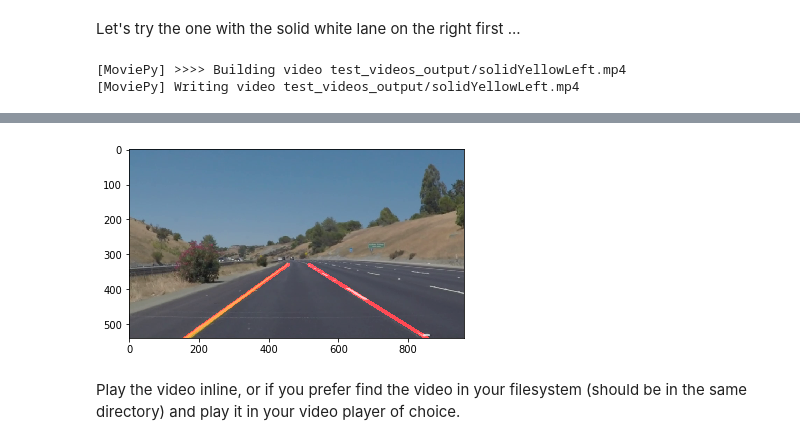
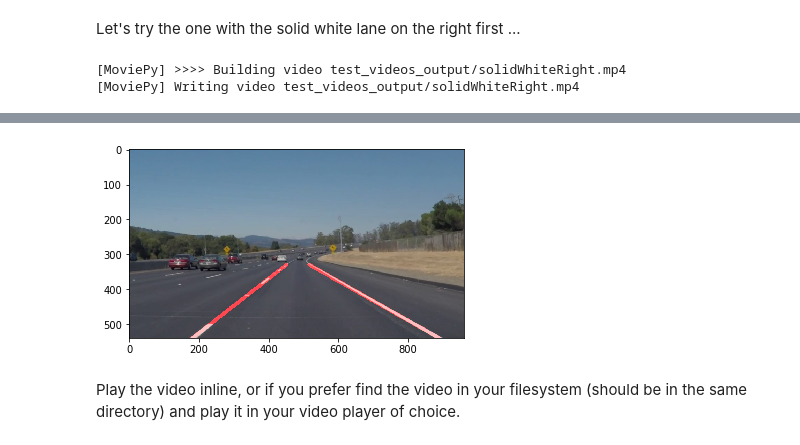
Before and after one commit to pankaj02/CarND-LaneLines-P1, a Jupyter notebook: P1.ipynb, the cells around one changed output, grey strips where cells are left out. Cells and saved outputs as stored; diff of their text form; code cells hidden in the pictures.

```diff
--- a/P1.ipynb
+++ b/P1.ipynb
@@ -49,10 +49,3 @@ import cv2
 %matplotlib inline
 # %% [markdown]
 ## Read in an Image
-# %%
-#reading in an image
-image = mpimg.imread('test_images/solidYellowCurve.jpg')
-
-#printing out some stats and plotting
-print('This image is:', type(image), 'with dimensions:', image.shape)
-plt.imshow(image)  # if you wanted to show a single color channel image called 'gray', for example, call as plt.imshow(gray, cmap='gray')
@@ -145,11 +144,12 @@ def draw_lines(img, lines, color=[255, 0, 0], thickness=10):
     right_slope = []
     left_coordinates = []
     right_coordinates = []
-    threshold = 0.35
+    min_threshold = 0.36 # 20 degree
+    max_threshold = 1.73 # 60 degree
     for line in lines:
         for x1,y1,x2,y2 in line:
             slope = (y2-y1)/(x2-x1)
-            if abs(slope) > threshold:
+            if (abs(slope) > min_threshold and abs(slope) < max_threshold):
                 #print ('slope {}, x1 {}, y1 {}, x2 {}, y2 {}'.format(slope,x1,y1,x2,y2))
                 if(slope > 0):
                     right_slope.append(slope)
@@ -157,7 +157,7 @@ def draw_lines(img, lines, color=[255, 0, 0], thickness=10):
                 else:
                     left_slope.append(slope)
                     left_coordinates.extend([(x1,y1),(x2,y2)])
-
+    imshape = img.shape
     min_left_y = min_right_y = 330  # roughly at the half way point
     max_left_y = max_right_y = imshape[0] # bottom of the image
 
@@ -185,7 +185,6 @@ def draw_lines(img, lines, color=[255, 0, 0], thickness=10):
         cv2.line(img, (int((min_right_y - right_b)/right_m_avg) , int(min_right_y)),
              (int((max_right_y - right_b)/right_m_avg), int(max_right_y)), color, thickness)
 
-
 def hough_lines(img, rho, theta, threshold, min_line_len, max_line_gap):
     """
     `img` should be the output of a Canny transform.
@@ -282,40 +276,19 @@ imageio.plugins.ffmpeg.download()
 # Import everything needed to edit/save/watch video clips
 from moviepy.editor import VideoFileClip
 from IPython.display import HTML
-# %%
-def process_image(image):
-    # NOTE: The output you return should be a color image (3 channel) for processing video below
-    # TODO: put your pipeline here,
-    # you should return the final output (image where lines are drawn on lanes)
-    image_copy = np.copy(image)
-    gray = grayscale(image_copy)
-    blur_gray  = gaussian_blur(gray,3)
-    edges = canny(blur_gray,50, 200)
-    imshape = image.shape
-    vertices = np.array([[(0,imshape[0]),(400, 330), (550, 330), (imshape[1],imshape[0])]], dtype=np.int32)
-    masked_edges = region_of_interest(edges,vertices)
-    rho = 2
-    theta = np.pi/180
-    threshold = 15
-    min_line_length = 40
-    max_line_gap = 20
-    lines = hough_lines(masked_edges, rho, theta, threshold, min_line_length, max_line_gap)
-    result = weighted_img(lines, image, α=0.8, β=2., λ=0.)
-    plt.imshow(result)
-    return result
 # %% [markdown]
 Let's try the one with the solid white lane on the right first ...
 # %%
-white_output = 'test_videos_output/solidYellowLeft.mp4'
+white_output = 'test_videos_output/solidWhiteRight.mp4'
 ## To speed up the testing process you may want to try your pipeline on a shorter subclip of the video
 ## To do so add .subclip(start_second,end_second) to the end of the line below
 ## Where start_second and end_second are integer values representing the start and end of the subclip
 ## You may also uncomment the following line for a subclip of the first 5 seconds
 ##clip1 = VideoFileClip("test_videos/solidWhiteRight.mp4").subclip(0,5)
-clip1 = VideoFileClip("test_videos/solidYellowLeft.mp4")
+clip1 = VideoFileClip("test_videos/solidWhiteRight.mp4")
 white_clip = clip1.fl_image(process_image) #NOTE: this function expects color images!!
 %time white_clip.write_videofile(white_output, audio=False)
 # %% [output]
-[MoviePy] >>>> Building video test_videos_output/solidYellowLeft.mp4
-[MoviePy] Writing video test_videos_output/solidYellowLeft.mp4
+[MoviePy] >>>> Building video test_videos_output/solidWhiteRight.mp4
+[MoviePy] Writing video test_videos_output/solidWhiteRight.mp4
 [MoviePy] Done.
@@ -325,4 +298,4 @@ Wall time: 25.3 s
-[figure, old version]
+[figure, new version]
 # %% [markdown]
 Play the video inline, or if you prefer find the video in your filesystem (should be in the same directory) and play it in your video player of choice.
 # %%
```
Also changed, not shown: parts of 8 cells of this notebook, 11 other files.
